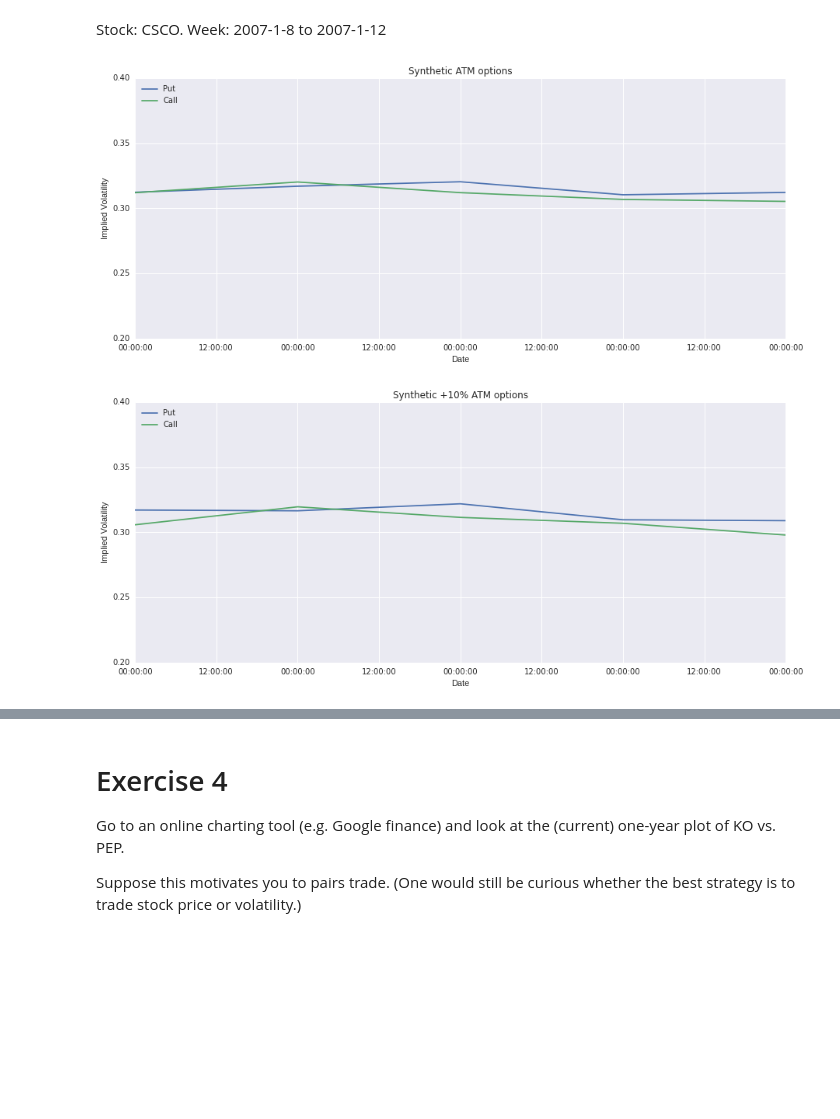
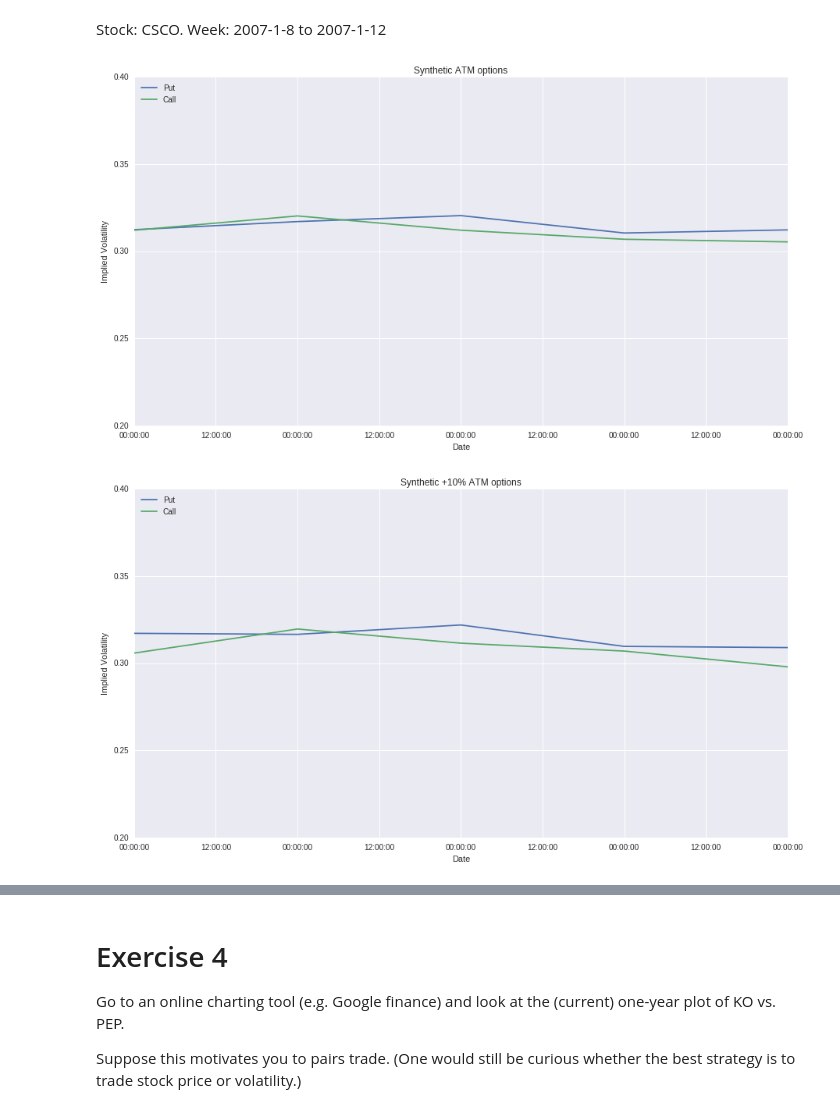
Before and after one commit to bspeice/experimental-finance, a Jupyter notebook: problem_set_3/Project3.ipynb, the cells around one changed output, grey strips where cells are left out. Saved outputs shown, nothing was run; the diff lists cells and outputs as text; code cells hidden in the pictures; blank space fills up the shorter version.

```diff
--- a/problem_set_3/Project3.ipynb
+++ b/problem_set_3/Project3.ipynb
@@ -273,26 +305,26 @@ Stock: CSCO. Week: 2007-1-8 to 2007-1-12
 # %%
 start = '2007-01-08'
 end = '2007-01-12'
 name = 'CSCO'
 
 call = synthetic(Ticker = name, Date_Start = start, Date_End = end,
                     Opt_Type = 'C', Target_Maturity = 45, Target_Factor = 1)
 
 put = synthetic(Ticker = name, Date_Start = start, Date_End = end,
                    Opt_Type = 'P', Target_Maturity = 45, Target_Factor = 1)
 
-fig = plt.figure(figsize=(15,6))
+fig = plt.figure(figsize=(15,8))
 plt.plot(put.Date,put.IV)
 plt.plot(call.Date,call.IV)
 plt.title('Synthetic ATM options')
 plt.xlabel('Date')
 plt.ylabel('Implied Volatility')
 plt.legend(['Put', 'Call'], loc='upper left')
 axes = plt.gca()
 axes.set_ylim([0.2,0.4])
 plt.show()
 # %% [output]
-[figure, old version]
+[figure, new version]
 # %%
 call_110 = synthetic(Ticker = name, Date_Start = start, Date_End = end,
                     Opt_Type = 'C', Target_Maturity = 45, Target_Factor = 1.1)
@@ -300,7 +332,7 @@ call_110 = synthetic(Ticker = name, Date_Start = start, Date_End = end,
 put_110 = synthetic(Ticker = name, Date_Start = start, Date_End = end,
                     Opt_Type = 'P', Target_Maturity = 45, Target_Factor = 1.1)
 
-plt.figure(figsize=(15,6))
+plt.figure(figsize=(15,8))
 plt.plot(put_110.Date.values,put_110.IV)
 plt.plot(call_110.Date.values,call_110.IV)
 plt.title('Synthetic +10% ATM options')
@@ -311,7 +343,7 @@ axes = plt.gca()
 axes.set_ylim([0.2,0.4])
 plt.show()
 # %% [output]
-[figure, old version]
+[figure, new version]
 # %%
 call_90 = synthetic(Ticker = name, Date_Start = start, Date_End = end,
                     Opt_Type = 'C', Target_Maturity = 45, Target_Factor = 0.9)
```
Also changed, not shown: parts of 8 cells of this notebook, 2 other files.
